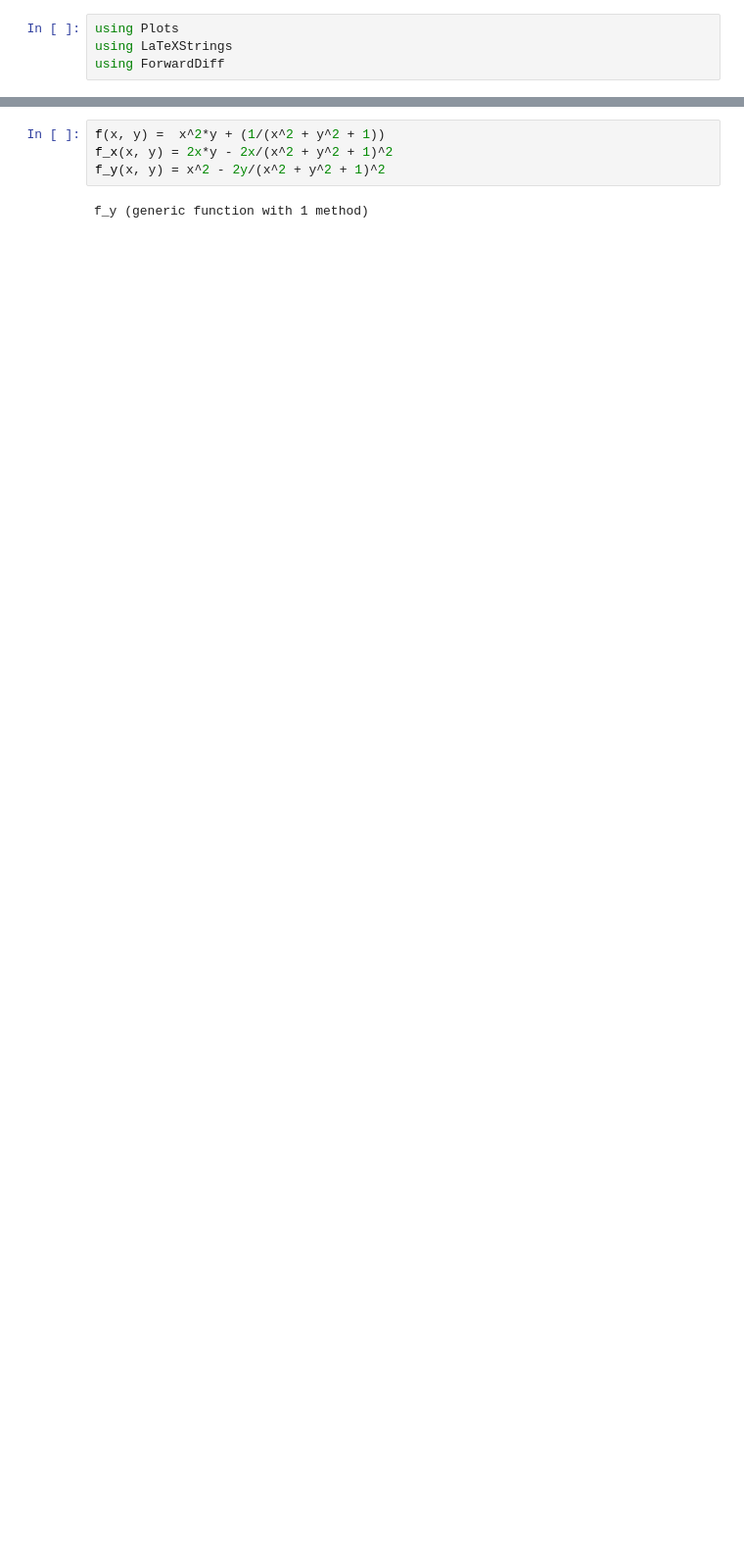
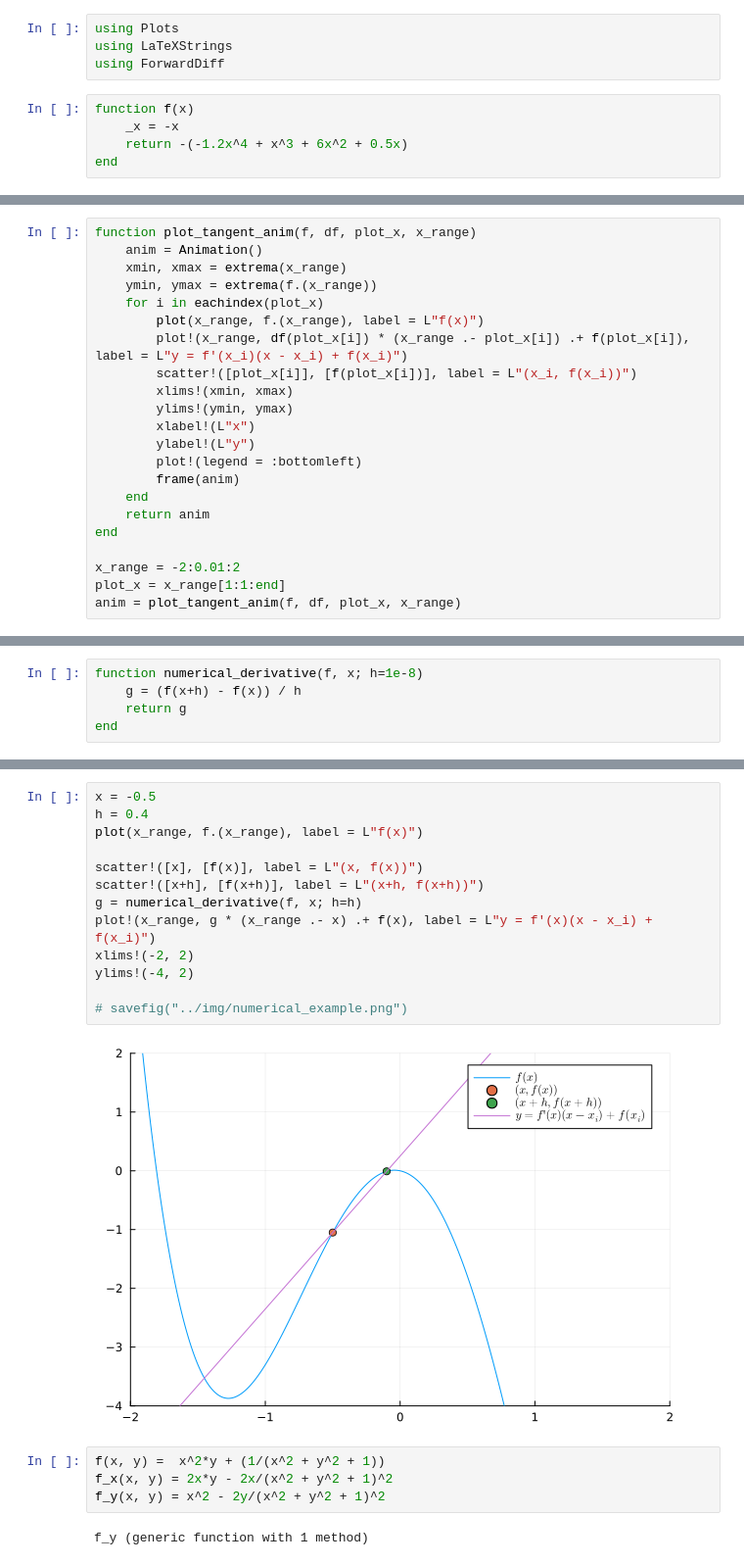
Before and after one commit to abap34/juliatokyo11, a Jupyter notebook: src/intro.ipynb, the cells around one changed output, grey strips where cells are left out. Shown at 98% size. Cells and saved outputs as stored; diff of their text form; blank space fills up the shorter version.

```diff
--- a/src/intro.ipynb
+++ b/src/intro.ipynb
@@ -2,3 +2,8 @@
 using Plots
 using LaTeXStrings
 using ForwardDiff
+# %%
+function f(x)
+    _x = -x
+    return -(-1.2x^4 + x^3 + 6x^2 + 0.5x)
+end
@@ -4,0 +18,22 @@ using ForwardDiff
+# %%
+function plot_tangent_anim(f, df, plot_x, x_range)
+    anim = Animation()
+    xmin, xmax = extrema(x_range)
+    ymin, ymax = extrema(f.(x_range))
+    for i in eachindex(plot_x)
+        plot(x_range, f.(x_range), label = L"f(x)")
+        plot!(x_range, df(plot_x[i]) * (x_range .- plot_x[i]) .+ f(plot_x[i]), label = L"y = f'(x_i)(x - x_i) + f(x_i)")
+        scatter!([plot_x[i]], [f(plot_x[i])], label = L"(x_i, f(x_i))")
+        xlims!(xmin, xmax)
+        ylims!(ymin, ymax)
+        xlabel!(L"x")
+        ylabel!(L"y")
+        plot!(legend = :bottomleft)
+        frame(anim)
+    end
+    return anim
+end
+
+x_range = -2:0.01:2
+plot_x = x_range[1:1:end]
+anim = plot_tangent_anim(f, df, plot_x, x_range)
@@ -4,0 +49,5 @@ using ForwardDiff
+# %%
+function numerical_derivative(f, x; h=1e-8)
+    g = (f(x+h) - f(x)) / h
+    return g
+end
@@ -5,3 +56,18 @@ using ForwardDiff
+# %%
+x = -0.5
+h = 0.4
+plot(x_range, f.(x_range), label = L"f(x)")
+
+scatter!([x], [f(x)], label = L"(x, f(x))")
+scatter!([x+h], [f(x+h)], label = L"(x+h, f(x+h))")
+g = numerical_derivative(f, x; h=h)
+plot!(x_range, g * (x_range .- x) .+ f(x), label = L"y = f'(x)(x - x_i) + f(x_i)")
+xlims!(-2, 2)
+ylims!(-4, 2)
+
+# savefig("../img/numerical_example.png")
+# %% [output]
+[figure, added]
 # %%
 f(x, y) =  x^2*y + (1/(x^2 + y^2 + 1))
 f_x(x, y) = 2x*y - 2x/(x^2 + y^2 + 1)^2
```
Also changed, not shown: parts of 10 cells of this notebook, 2 other files.
